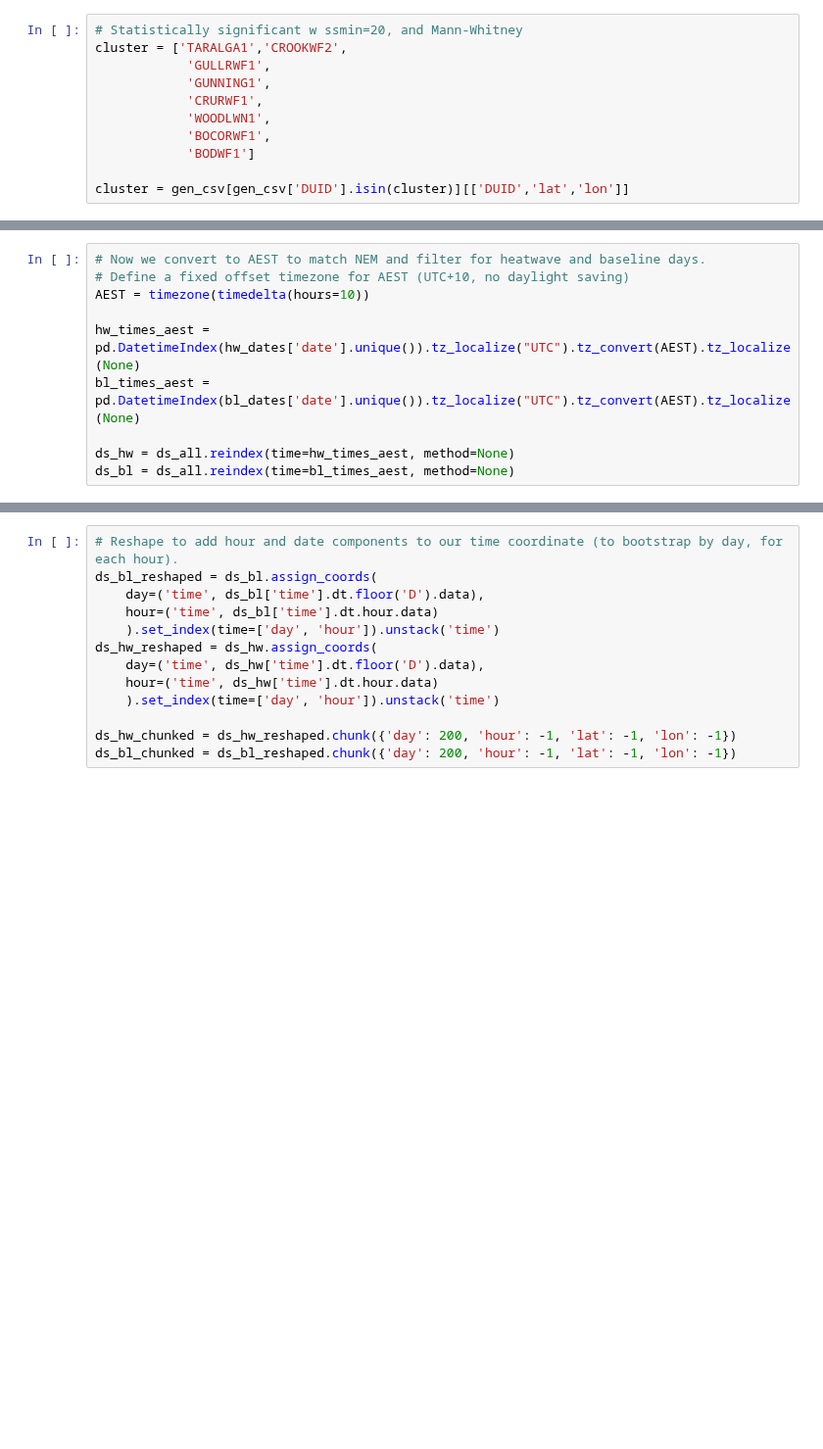
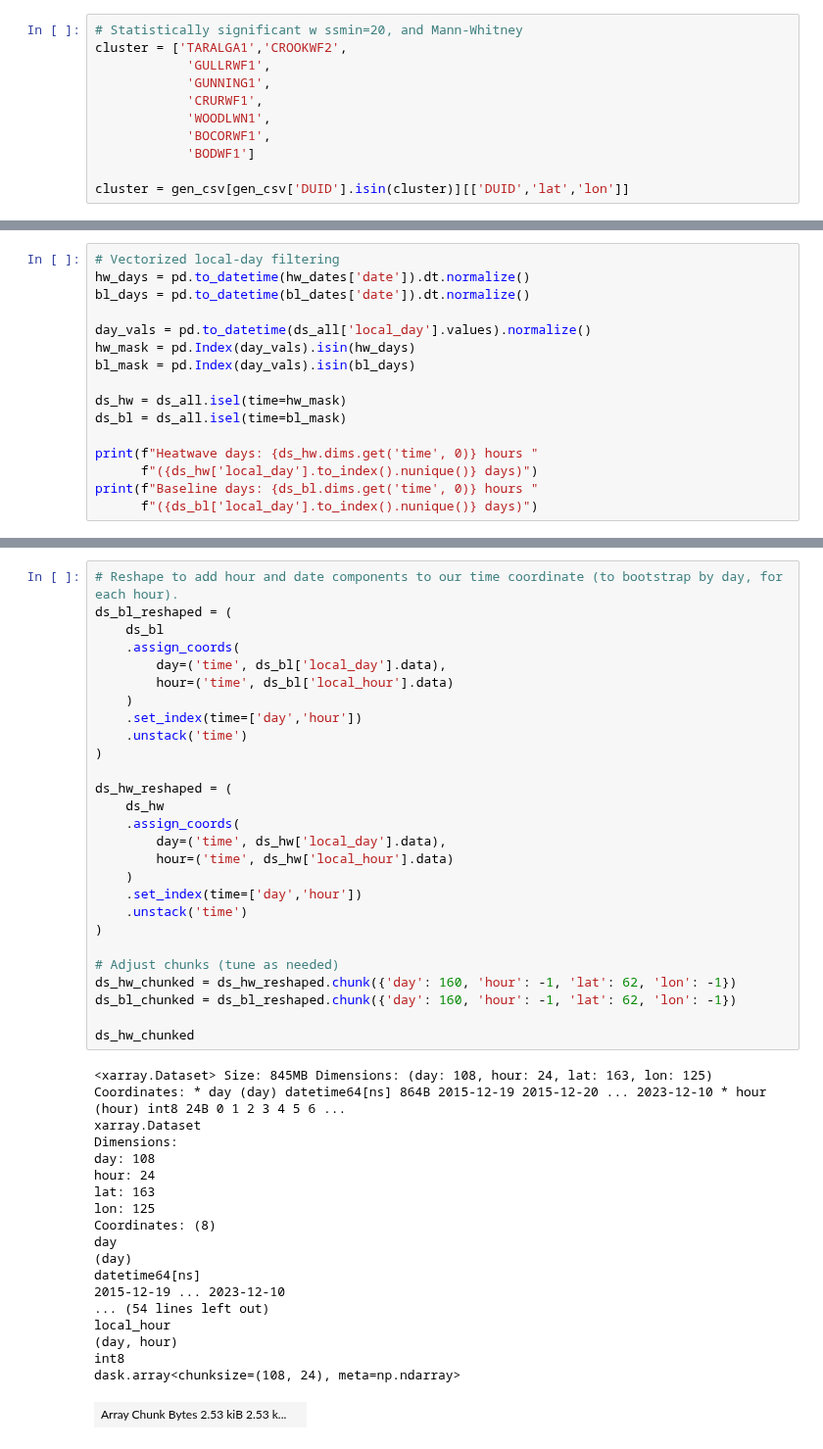
Before and after one commit to salpadorume/NEM_BARRA, a Jupyter notebook: case_studies/alpine_wind/bootstrap_composite.ipynb, the cells around one changed output, grey strips where cells are left out. Shown at 98% size. Saved outputs shown, nothing was run; the diff lists cells and outputs as text; blank space fills up the shorter version.

```diff
--- a/case_studies/alpine_wind/bootstrap_composite.ipynb
+++ b/case_studies/alpine_wind/bootstrap_composite.ipynb
@@ -187,10 +215,16 @@ ds_all
 # %%
-# Now we convert to AEST to match NEM and filter for heatwave and baseline days.
-# Define a fixed offset timezone for AEST (UTC+10, no daylight saving)
-AEST = timezone(timedelta(hours=10))
+# Vectorized local-day filtering
+hw_days = pd.to_datetime(hw_dates['date']).dt.normalize()
+bl_days = pd.to_datetime(bl_dates['date']).dt.normalize()
 
-hw_times_aest = pd.DatetimeIndex(hw_dates['date'].unique()).tz_localize("UTC").tz_convert(AEST).tz_localize(None)
-bl_times_aest = pd.DatetimeIndex(bl_dates['date'].unique()).tz_localize("UTC").tz_convert(AEST).tz_localize(None)
+day_vals = pd.to_datetime(ds_all['local_day'].values).normalize()
+hw_mask = pd.Index(day_vals).isin(hw_days)
+bl_mask = pd.Index(day_vals).isin(bl_days)
 
-ds_hw = ds_all.reindex(time=hw_times_aest, method=None)
-ds_bl = ds_all.reindex(time=bl_times_aest, method=None)
+ds_hw = ds_all.isel(time=hw_mask)
+ds_bl = ds_all.isel(time=bl_mask)
+
+print(f"Heatwave days: {ds_hw.dims.get('time', 0)} hours "
+      f"({ds_hw['local_day'].to_index().nunique()} days)")
+print(f"Baseline days: {ds_bl.dims.get('time', 0)} hours "
+      f"({ds_bl['local_day'].to_index().nunique()} days)")
@@ -197,13 +234,46 @@ ds_bl = ds_all.reindex(time=bl_times_aest, method=None)
 # %%
 # Reshape to add hour and date components to our time coordinate (to bootstrap by day, for each hour).
-ds_bl_reshaped = ds_bl.assign_coords(
-    day=('time', ds_bl['time'].dt.floor('D').data),
-    hour=('time', ds_bl['time'].dt.hour.data)
-    ).set_index(time=['day', 'hour']).unstack('time')
-ds_hw_reshaped = ds_hw.assign_coords(
-    day=('time', ds_hw['time'].dt.floor('D').data),
-    hour=('time', ds_hw['time'].dt.hour.data)
-    ).set_index(time=['day', 'hour']).unstack('time')
+ds_bl_reshaped = (
+    ds_bl
+    .assign_coords(
+        day=('time', ds_bl['local_day'].data),
+        hour=('time', ds_bl['local_hour'].data)
+    )
+    .set_index(time=['day','hour'])
+    .unstack('time')
+)
 
-ds_hw_chunked = ds_hw_reshaped.chunk({'day': 200, 'hour': -1, 'lat': -1, 'lon': -1})
-ds_bl_chunked = ds_bl_reshaped.chunk({'day': 200, 'hour': -1, 'lat': -1, 'lon': -1})
+ds_hw_reshaped = (
+    ds_hw
+    .assign_coords(
+        day=('time', ds_hw['local_day'].data),
+        hour=('time', ds_hw['local_hour'].data)
+    )
+    .set_index(time=['day','hour'])
+    .unstack('time')
+)
+
+# Adjust chunks (tune as needed)
+ds_hw_chunked = ds_hw_reshaped.chunk({'day': 160, 'hour': -1, 'lat': 62, 'lon': -1})
+ds_bl_chunked = ds_bl_reshaped.chunk({'day': 160, 'hour': -1, 'lat': 62, 'lon': -1})
+
+ds_hw_chunked
+# %% [output]
+<xarray.Dataset> Size: 845MB Dimensions: (day: 108, hour: 24, lat: 163, lon: 125) Coordinates: * day (day) datetime64[ns] 864B 2015-12-19 2015-12-20 ... 2023-12-10 * hour (hour) int8 24B 0 1 2 3 4 5 6 ...
+xarray.Dataset
+Dimensions:
+day: 108
+hour: 24
+lat: 163
+lon: 125
+Coordinates: (8)
+day
+(day)
+datetime64[ns]
+2015-12-19 ... 2023-12-10
+... (54 lines left out)
+local_hour
+(day, hour)
+int8
+dask.array<chunksize=(108, 24), meta=np.ndarray>
+| Array Chunk Bytes 2.53 kiB 2.53 k... |  |
```
Also changed, not shown: parts of 31 cells of this notebook, 4 other files.
